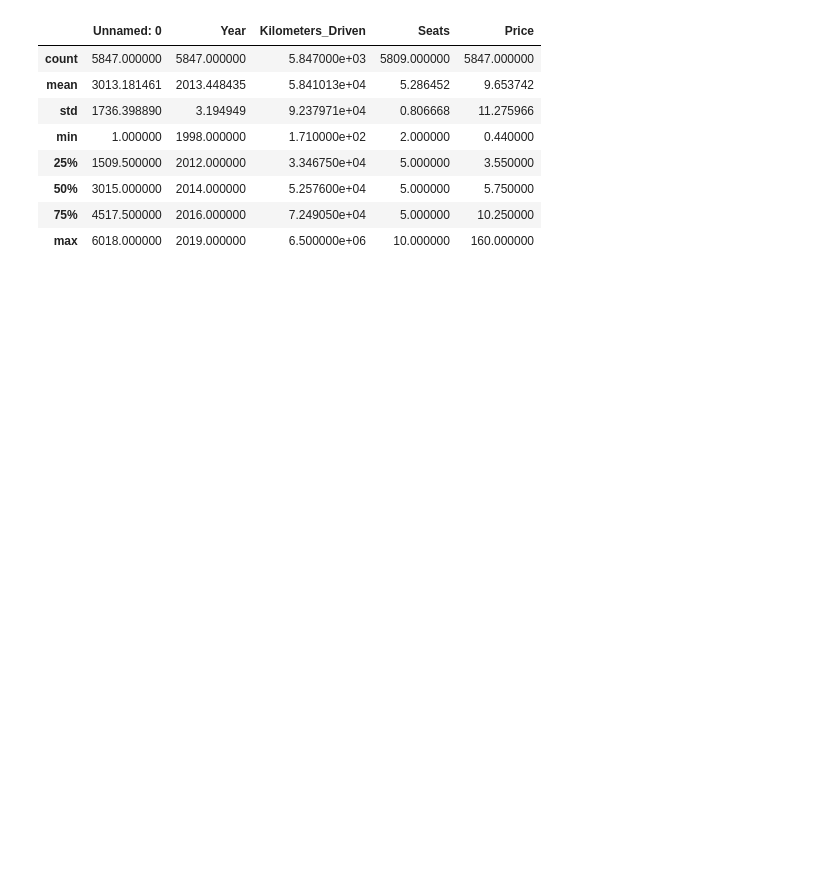
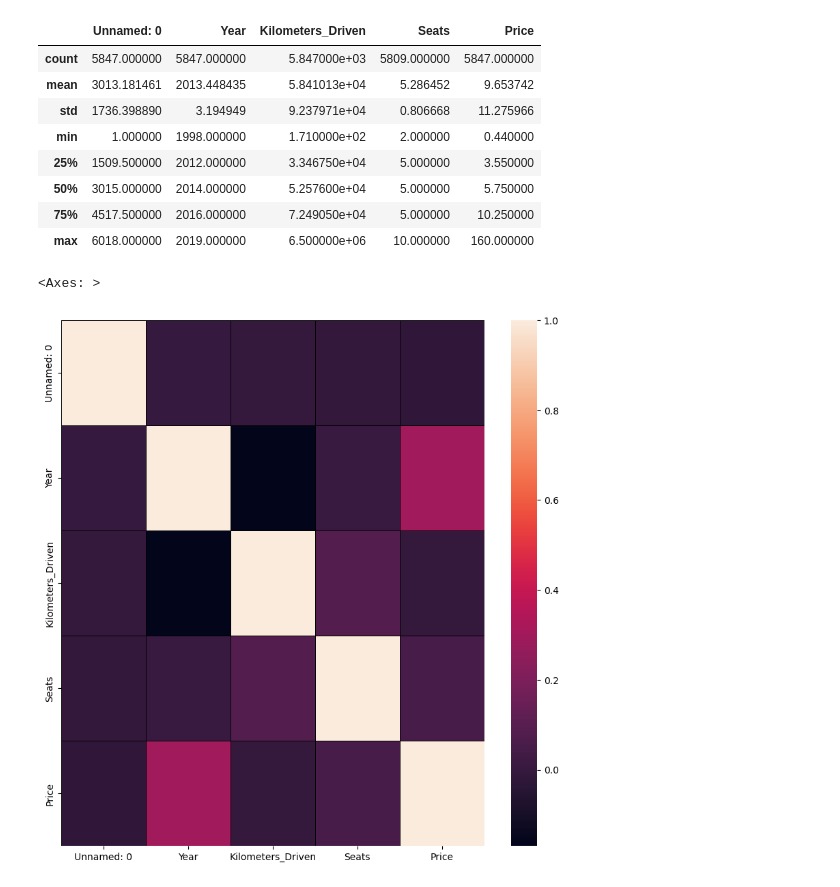
Before and after one commit to pedrops164/daa2324, a Jupyter notebook: grupo/src/model.ipynb, the cells around one changed output. Cells and saved outputs as stored; diff of their text form; code cells hidden in the pictures; blank space fills up the shorter version.

```diff
--- a/grupo/src/model.ipynb
+++ b/grupo/src/model.ipynb
@@ -135,3 +150,13 @@ data.describe()
 | 50% | 3015.000000 | 2014.000000 | 5.257600e+04 | 5.000000 | 5.750000 |
 | 75% | 4517.500000 | 2016.000000 | 7.249050e+04 | 5.000000 | 10.250000 |
 | max | 6018.000000 | 2019.000000 | 6.500000e+06 | 10.000000 | 160.000000 |
+# %%
+numeric_data = data.select_dtypes(include=['float64', 'int64'])
+fig = plt.figure(figsize = (10,10))
+incidents_corr = numeric_data.corr(method = 'pearson')
+sns.heatmap(incidents_corr, linecolor='black', linewidths=0.5)
+
+# we can see that there is a slight correlation between price and year, but that's about it
+# %% [output]
+<Axes: >
+[figure, added]
```
Also changed, not shown: parts of 3 cells of this notebook, 1 other file.
